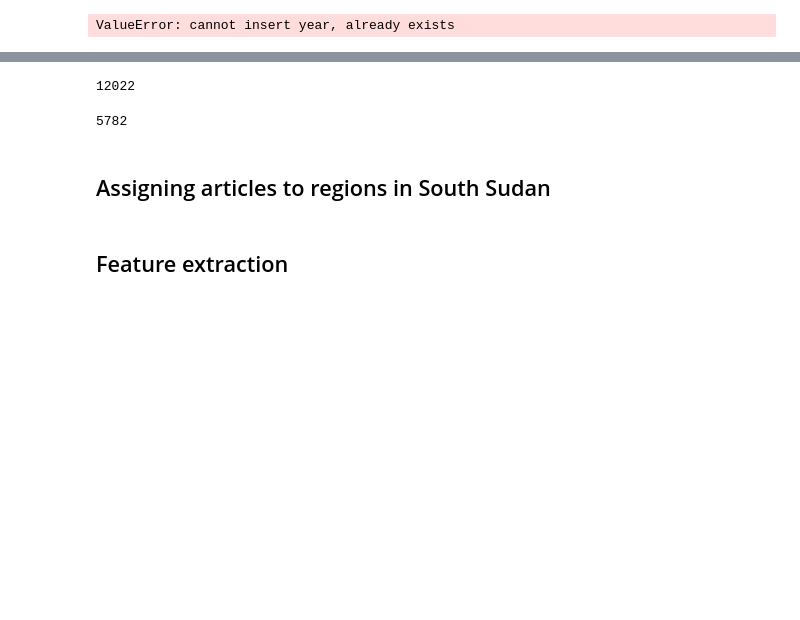
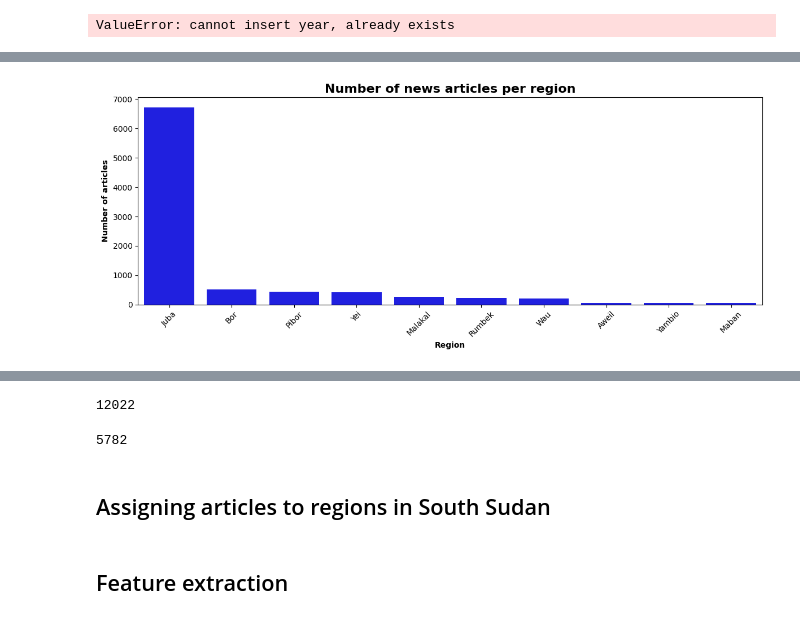
Before and after one commit to EKarasevnl/DC3-Group-13, a Jupyter notebook: EDA_news_articles.ipynb, the cells around one changed output, grey strips where cells are left out. Saved outputs shown, nothing was run; the diff lists cells and outputs as text; code cells hidden in the pictures; blank space fills up the shorter version.

```diff
--- a/EDA_news_articles.ipynb
+++ b/EDA_news_articles.ipynb
@@ -341,3 +382,23 @@ len(missing_data_per_year[missing_data_per_year['missing_count'] == 0])
+# %%
+monthly_avg_art = df_news_districted[['district']].groupby(['district']).size().reset_index(name='count').sort_values(by='count', ascending=False).iloc[0:10,]
+
+
+
+# Create a bar chart
+plt.figure(figsize=(12, 5))
+sns.barplot(x = monthly_avg_art['district'], y=monthly_avg_art['count'], color = 'blue')
+plt.xlabel('Region', fontweight='bold')  # Set x-label to bold
+plt.ylabel('Number of articles', fontweight='bold')  # Set y-label to bold
+plt.title('Number of news articles per region', fontweight='bold', fontsize=16)
+
+
+# x_labels = [label.replace('_', '-') for label in monthly_avg_ipc.index]
+# plt.xticks(range(len(monthly_avg_)), x_labels, rotation=45)
+plt.xticks(rotation=45)
+plt.tight_layout()
+plt.show()
+# %% [output]
+[figure, added]
 # %%
 df_news[(df_news['date'].dt.year == 2019) & (df_news['date'].dt.year == 2019)]
 # %% [output]
```
Also changed, not shown: parts of 16 cells of this notebook, 1 other file.
